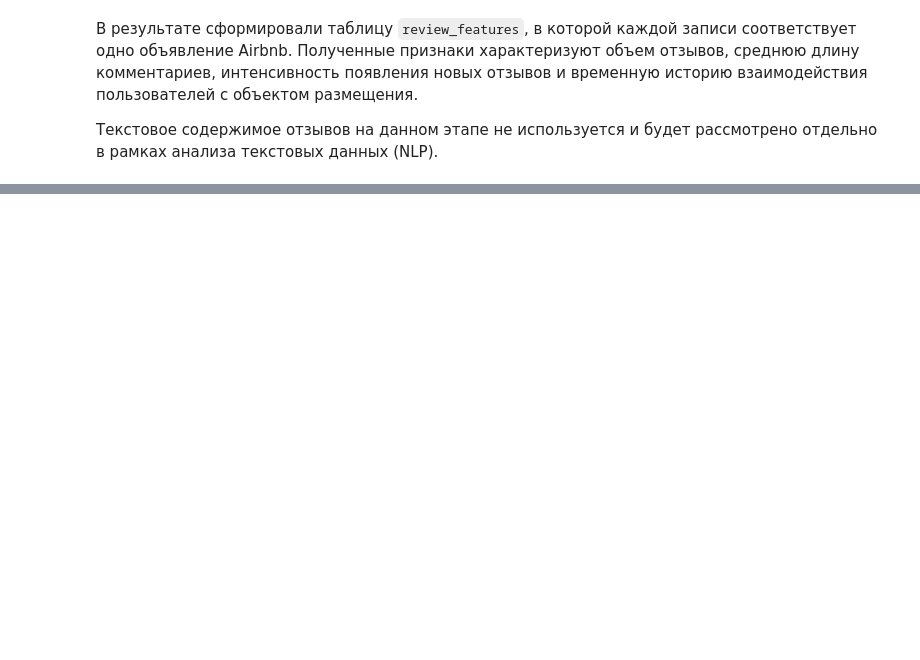
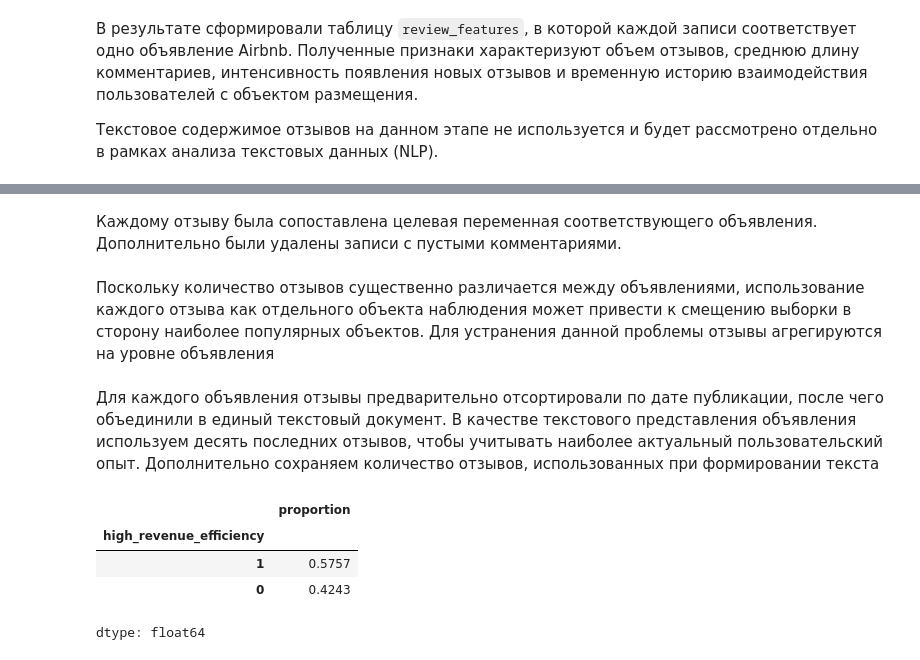
Before and after one commit to soooofiapere/airbnb_prediction_GP5, a Jupyter notebook: notebooks/airbnb_eda.ipynb, the cells around one changed output, grey strips where cells are left out. Saved outputs shown, nothing was run; the diff lists cells and outputs as text; code cells hidden in the pictures; blank space fills up the shorter version.

```diff
--- a/notebooks/airbnb_eda.ipynb
+++ b/notebooks/airbnb_eda.ipynb
@@ -965,0 +1038,4 @@ review_features.sample(5, random_state=42)
+# %% [markdown]
+Каждому отзыву была сопоставлена целевая переменная соответствующего объявления. Дополнительно были удалены записи с пустыми комментариями.
+# %% [markdown]
+Поскольку количество отзывов существенно различается между объявлениями, использование каждого отзыва как отдельного объекта наблюдения может привести к смещению выборки в сторону наиболее популярных объектов. Для устранения данной проблемы отзывы агрегируются на уровне объявления
@@ -965,0 +1052,10 @@ review_features.sample(5, random_state=42)
+# %% [markdown]
+Для каждого объявления отзывы предварительно отсортировали по дате публикации, после чего объединили в единый текстовый документ. В качестве текстового представления объявления используем десять последних отзывов, чтобы учитывать наиболее актуальный пользовательский опыт. Дополнительно сохраняем количество отзывов, использованных при формировании текста
+# %%
+text_data["high_revenue_efficiency"].value_counts(normalize=True)
+# %% [output]
+|  | proportion |
+| high_revenue_efficiency |  |
+| 1 | 0.5757 |
+| 0 | 0.4243 |
+dtype: float64
```
Also changed, not shown: parts of 17 cells of this notebook.
